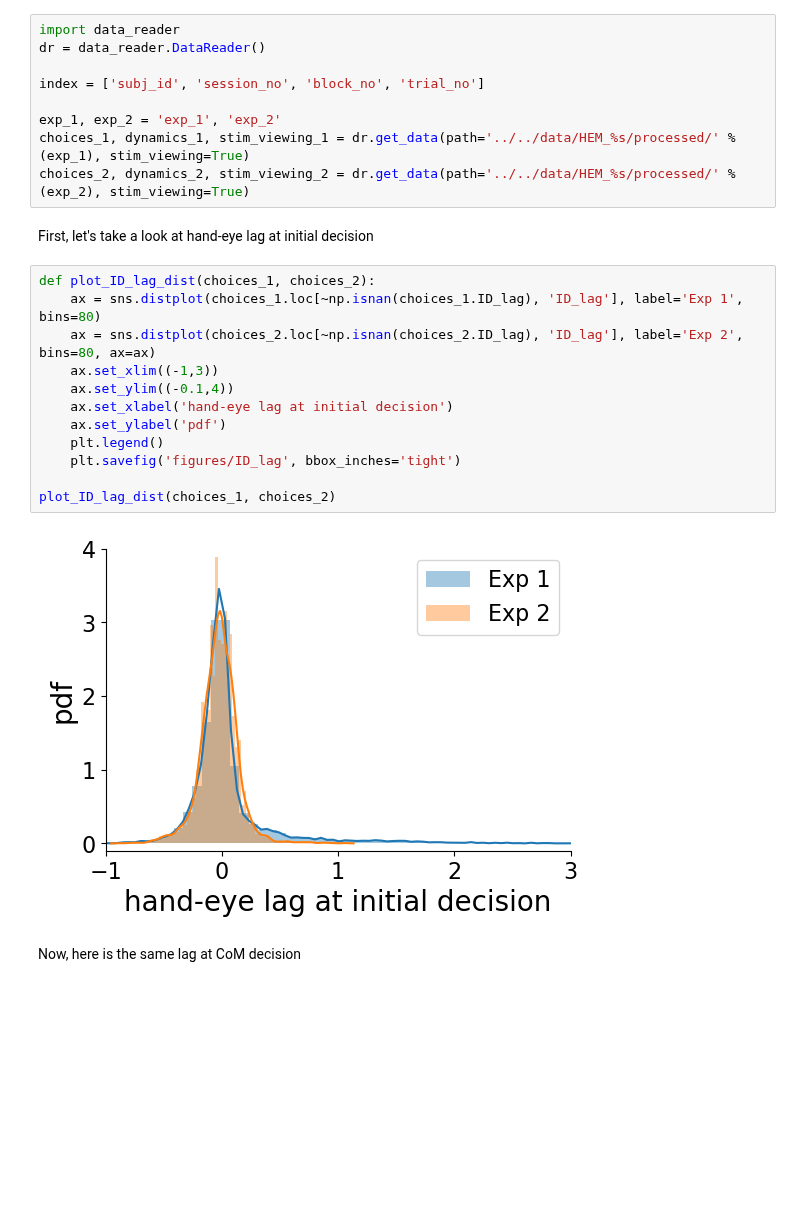
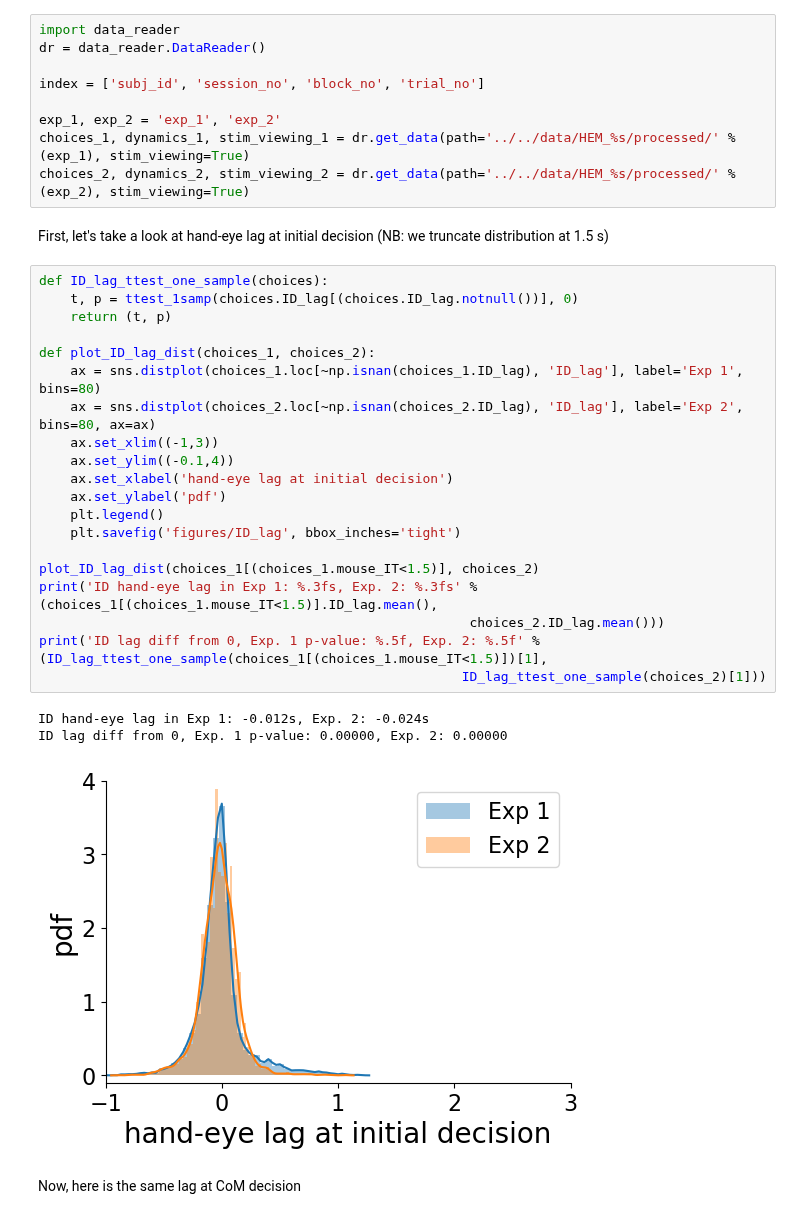
Before and after one commit to cherepaha/eyehandrdk, a Jupyter notebook: eye_hand_lags.ipynb, the cells around one changed output. Cells and saved outputs as stored; diff of their text form; blank space fills up the shorter version.

```diff
--- a/eye_hand_lags.ipynb
+++ b/eye_hand_lags.ipynb
@@ -46,21 +46,31 @@ exp_1, exp_2 = 'exp_1', 'exp_2'
 choices_1, dynamics_1, stim_viewing_1 = dr.get_data(path='../../data/HEM_%s/processed/' % (exp_1), stim_viewing=True)
 choices_2, dynamics_2, stim_viewing_2 = dr.get_data(path='../../data/HEM_%s/processed/' % (exp_2), stim_viewing=True)
 # %% [markdown]
-First, let's take a look at hand-eye lag at initial decision
+First, let's take a look at hand-eye lag at initial decision (NB: we truncate distribution at 1.5 s)
 # %%
+def ID_lag_ttest_one_sample(choices):
+    t, p = ttest_1samp(choices.ID_lag[(choices.ID_lag.notnull())], 0)
+    return (t, p)
+
 def plot_ID_lag_dist(choices_1, choices_2):
     ax = sns.distplot(choices_1.loc[~np.isnan(choices_1.ID_lag), 'ID_lag'], label='Exp 1', bins=80)
     ax = sns.distplot(choices_2.loc[~np.isnan(choices_2.ID_lag), 'ID_lag'], label='Exp 2', bins=80, ax=ax)
     ax.set_xlim((-1,3))
     ax.set_ylim((-0.1,4))
     ax.set_xlabel('hand-eye lag at initial decision')
     ax.set_ylabel('pdf')
     plt.legend()
     plt.savefig('figures/ID_lag', bbox_inches='tight')
 
-plot_ID_lag_dist(choices_1, choices_2)
+plot_ID_lag_dist(choices_1[(choices_1.mouse_IT<1.5)], choices_2)
+print('ID hand-eye lag in Exp 1: %.3fs, Exp. 2: %.3fs' % (choices_1[(choices_1.mouse_IT<1.5)].ID_lag.mean(),
+                                                       choices_2.ID_lag.mean()))
+print('ID lag diff from 0, Exp. 1 p-value: %.5f, Exp. 2: %.5f' % (ID_lag_ttest_one_sample(choices_1[(choices_1.mouse_IT<1.5)])[1],
+                                                      ID_lag_ttest_one_sample(choices_2)[1]))
 # %% [output]
+ID hand-eye lag in Exp 1: -0.012s, Exp. 2: -0.024s
+ID lag diff from 0, Exp. 1 p-value: 0.00000, Exp. 2: 0.00000
-[figure, old version]
+[figure, new version]
 # %% [markdown]
 Now, here is the same lag at CoM decision
 # %%
```
Also changed, not shown: parts of 1 cell of this notebook.
